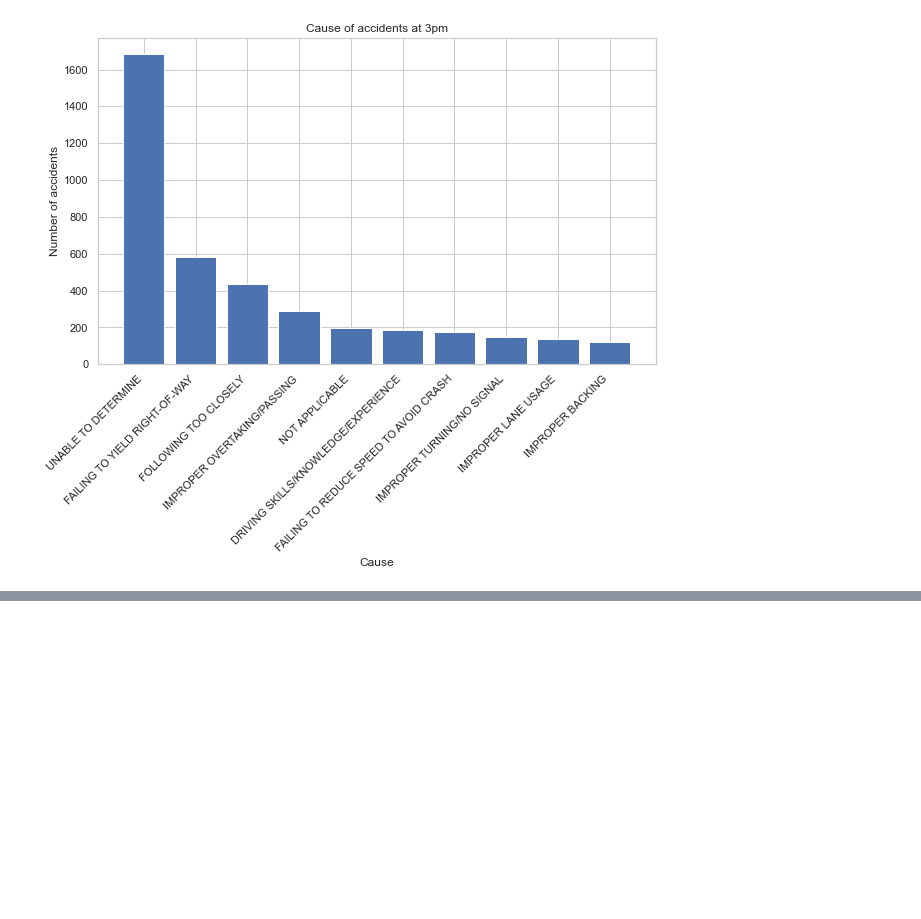
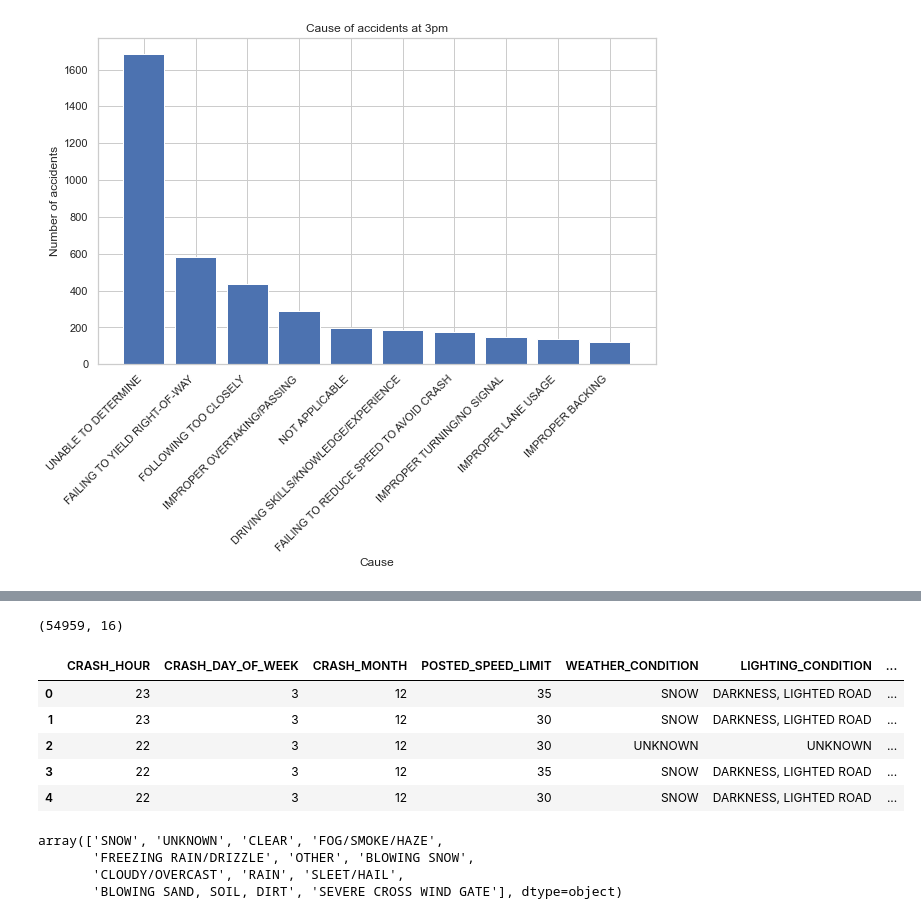
Before and after one commit to Victor-Mufasa/Phase-4-Project, a Jupyter notebook: index.ipynb, the cells around one changed output, grey strips where cells are left out. Cells and saved outputs as stored; diff of their text form; code cells hidden in the pictures; blank space fills up the shorter version.

```diff
--- a/index.ipynb
+++ b/index.ipynb
@@ -288,0 +311,29 @@ plt.show()
+# %%
+def group_crash_causes(cause):
+    cause = str(cause).upper()
+
+    # 1. Aggressive / Rule Breaking
+    if any(word in cause for word in ['SPEED', 'YIELD', 'FOLLOWING', 'TRAFFIC SIGNALS', 'RED LIGHT', 'IMPROPER', 'PASSING', 'WRONG WAY']):
+        return 'Aggressive/Rule Breaking'
+
+    # 2. Driver Condition (Impairment/Distraction)
+    elif any(word in cause for word in ['ALCOHOL', 'DRUGS', 'DISTRACTION', 'PHONE', 'ASLEEP', 'FATIGUE', 'ILLNESS', 'TEXTING']):
+        return 'Driver Condition/Distraction'
+
+    # 3. Environmental / External
+    elif any(word in cause for word in ['WEATHER', 'SURFACE', 'VISIBILITY', 'ANIMAL', 'EVASIVE', 'OBSTRUCTION', 'ROAD']):
+        return 'Environmental/External'
+
+    # 4. Vehicle Condition
+    elif any(word in cause for word in ['EQUIPMENT', 'BRAKES', 'TIRES', 'LIGHTS']):
+        return 'Vehicle Failure'
+
+    # 5. Unknown / Vague (The 'Safety Board' should know about these separately)
+    else:
+        return 'Unknown/Other'
+
+# Create the new target
+data['TARGET_GROUP'] = data['PRIM_CONTRIBUTORY_CAUSE'].apply(group_crash_causes)
+
+# Let's see how much better the distribution looks!
+print(data['TARGET_GROUP'].value_counts())
@@ -288,0 +397,27 @@ plt.show()
+# %%
+# 1. Select your Features (X)
+# features = ['WEATHER_CONDITION', 'ROADWAY_SURFACE_COND', 'ROAD_DEFECT', 'LIGHTING_CONDITION', 'POSTED_SPEED_LIMIT', 'CRASH_DAY_OF_WEEK', 'CRASH_MONTH', 'AGE', 'DRUNK_DRIVERS_COUNT', 'TOTAL_PEOPLE', 'FIRST_CRASH_TYPE', 'DEFECTIVE_VEHICLES_COUNT']
+
+X = data.drop(columns=["PRIM_CONTRIBUTORY_CAUSE", "CRASH_RECORD_ID"])
+
+# 2. Select your Target (y)
+y = data['PRIM_CONTRIBUTORY_CAUSE']
+
+# 3. Check what they look like
+print(X.shape)
+X.head()
+# %% [output]
+(54959, 16)
+|  | CRASH_HOUR | CRASH_DAY_OF_WEEK | CRASH_MONTH | POSTED_SPEED_LIMIT | WEATHER_CONDITION | LIGHTING_CONDITION | ... |
+| 0 | 23 | 3 | 12 | 35 | SNOW | DARKNESS, LIGHTED ROAD | ... |
+| 1 | 23 | 3 | 12 | 30 | SNOW | DARKNESS, LIGHTED ROAD | ... |
+| 2 | 22 | 3 | 12 | 30 | UNKNOWN | UNKNOWN | ... |
+| 3 | 22 | 3 | 12 | 35 | SNOW | DARKNESS, LIGHTED ROAD | ... |
+| 4 | 22 | 3 | 12 | 30 | SNOW | DARKNESS, LIGHTED ROAD | ... |
+# %%
+data['WEATHER_CONDITION'].unique()
+# %% [output]
+array(['SNOW', 'UNKNOWN', 'CLEAR', 'FOG/SMOKE/HAZE',
+       'FREEZING RAIN/DRIZZLE', 'OTHER', 'BLOWING SNOW',
+       'CLOUDY/OVERCAST', 'RAIN', 'SLEET/HAIL',
+       'BLOWING SAND, SOIL, DIRT', 'SEVERE CROSS WIND GATE'], dtype=object)
```
Also changed, not shown: parts of 13 cells of this notebook.
